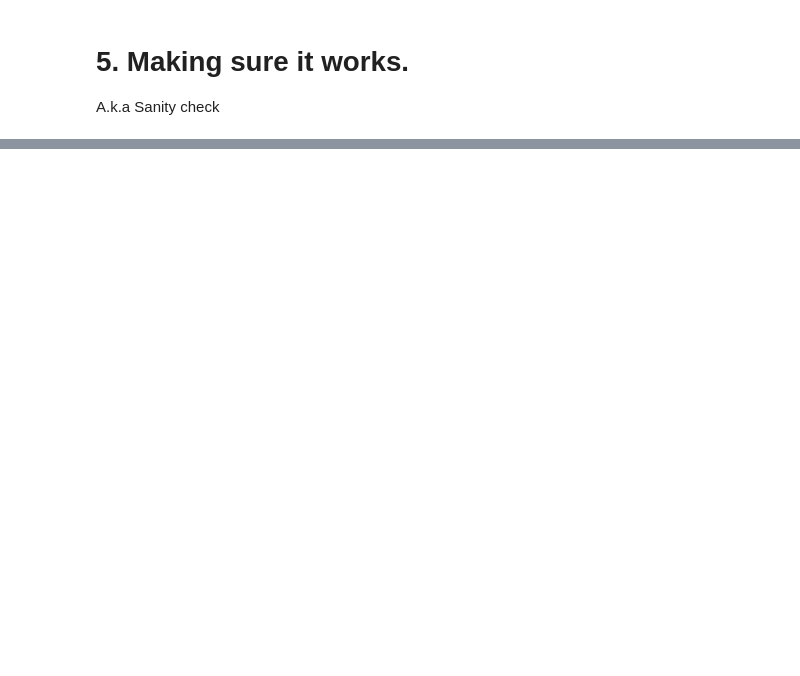
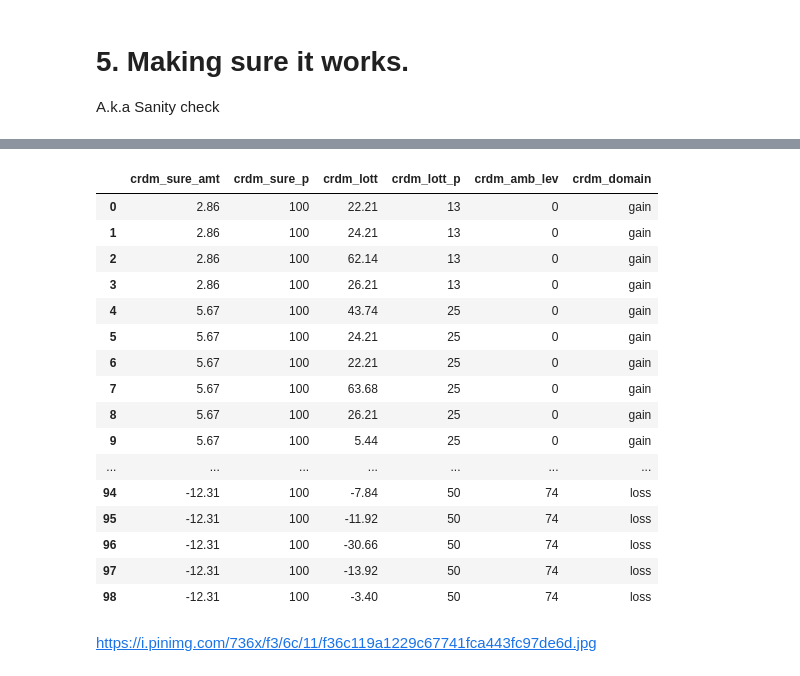
Before and after one commit to CDN-Lab/Intracraneal_electrodes, a Jupyter notebook: uncertaintyencoding.ipynb, the cells around one changed output, grey strips where cells are left out. Cells and saved outputs as stored; diff of their text form; code cells hidden in the pictures; blank space fills up the shorter version.

```diff
--- a/uncertaintyencoding.ipynb
+++ b/uncertaintyencoding.ipynb
@@ -701,0 +711,26 @@ plot_scatter_hist(df_Trials_losses,xvline=-50,trials='losses')
+# %%
+crdm_trials = pd.concat([crdm_trials_gains,crdm_trials_losses],ignore_index=True)
+# %%
+crdm_trials_csv = 'csv/crdm_trials'
+crdm_trials.to_csv(crdm_trials_csv,float_format='%.2f',index=False)
+pd.read_csv(crdm_trials_csv)
+# %% [output]
+|  | crdm_sure_amt | crdm_sure_p | crdm_lott | crdm_lott_p | crdm_amb_lev | crdm_domain |
+| 0 | 2.86 | 100 | 22.21 | 13 | 0 | gain |
+| 1 | 2.86 | 100 | 24.21 | 13 | 0 | gain |
+| 2 | 2.86 | 100 | 62.14 | 13 | 0 | gain |
+| 3 | 2.86 | 100 | 26.21 | 13 | 0 | gain |
+| 4 | 5.67 | 100 | 43.74 | 25 | 0 | gain |
+| 5 | 5.67 | 100 | 24.21 | 25 | 0 | gain |
+| 6 | 5.67 | 100 | 22.21 | 25 | 0 | gain |
+| 7 | 5.67 | 100 | 63.68 | 25 | 0 | gain |
+| 8 | 5.67 | 100 | 26.21 | 25 | 0 | gain |
+| 9 | 5.67 | 100 | 5.44 | 25 | 0 | gain |
+| ... | ... | ... | ... | ... | ... | ... |
+| 94 | -12.31 | 100 | -7.84 | 50 | 74 | loss |
+| 95 | -12.31 | 100 | -11.92 | 50 | 74 | loss |
+| 96 | -12.31 | 100 | -30.66 | 50 | 74 | loss |
+| 97 | -12.31 | 100 | -13.92 | 50 | 74 | loss |
+| 98 | -12.31 | 100 | -3.40 | 50 | 74 | loss |
+# %% [markdown]
+https://i.pinimg.com/736x/f3/6c/11/f36c119a1229c67741fca443fc97de6d.jpg
```
Also changed, not shown: parts of 14 cells of this notebook, 1 other file.
